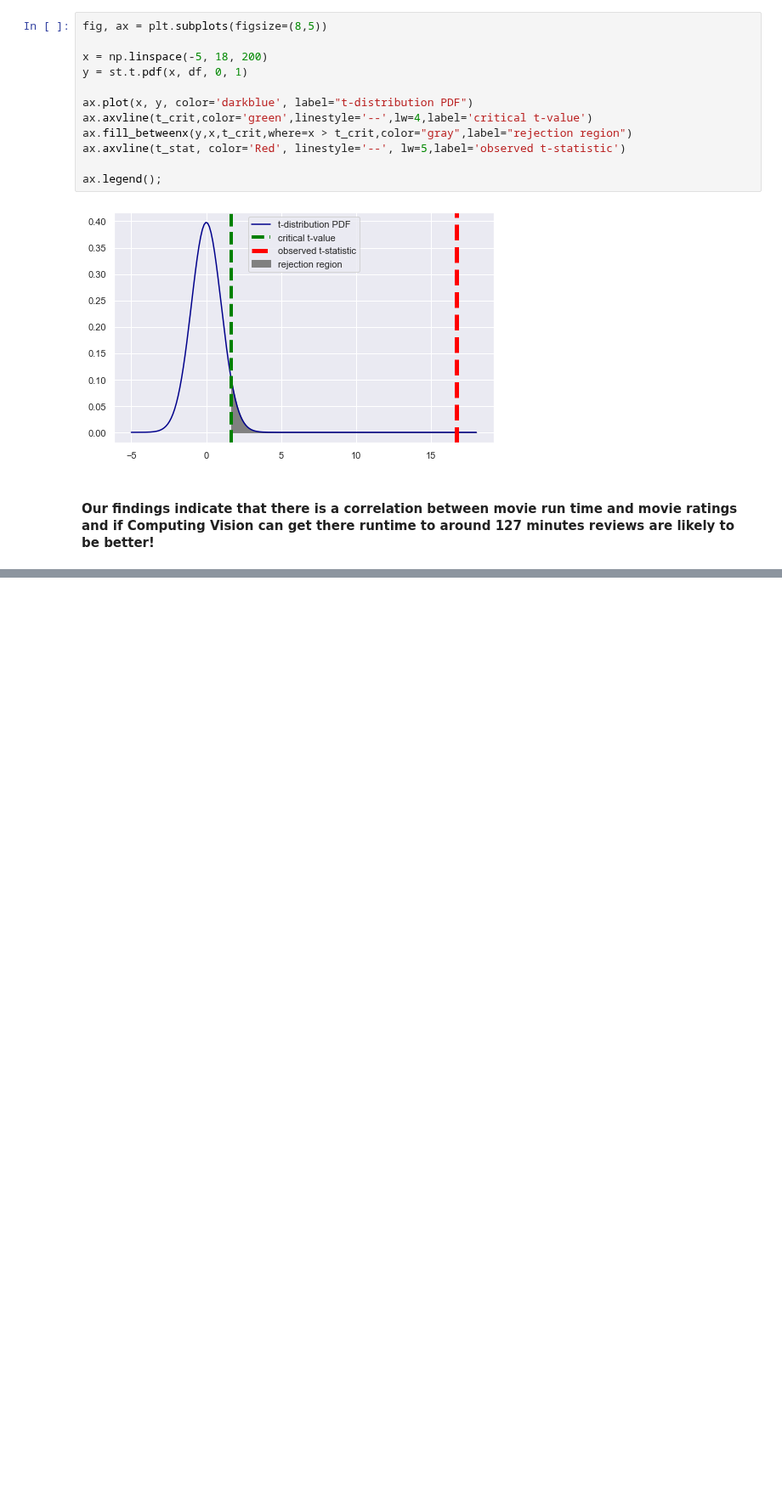
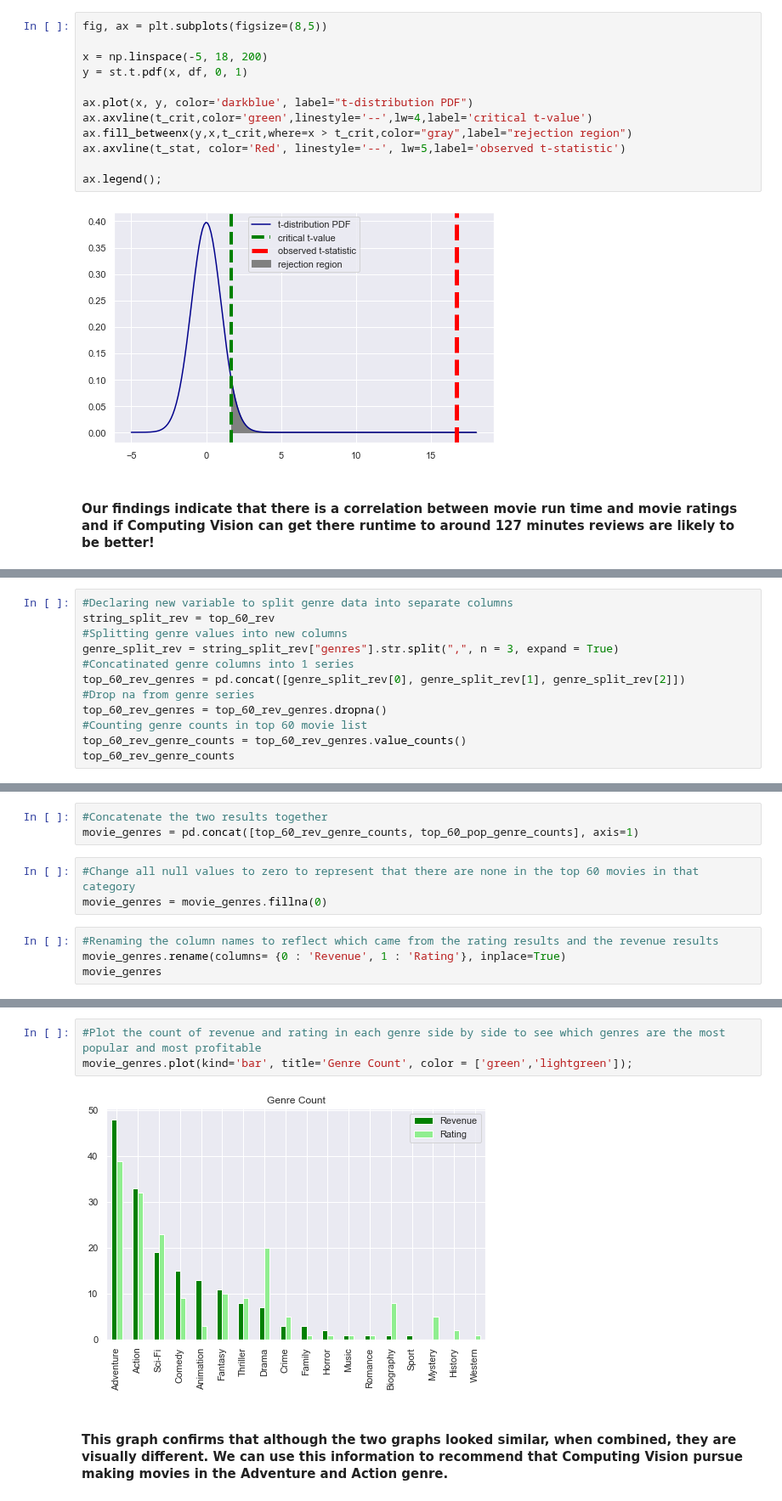
Before and after one commit to reboyce/Gilbert-Team-Repo, a Jupyter notebook: Notebooks/Final Notebook.ipynb, the cells around one changed output, grey strips where cells are left out. Shown at 85% size. Saved outputs shown, nothing was run; the diff lists cells and outputs as text; blank space fills up the shorter version.

```diff
--- a/Notebooks/Final Notebook.ipynb
+++ b/Notebooks/Final Notebook.ipynb
@@ -258,0 +384,12 @@ ax.legend();
+# %%
+#Declaring new variable to split genre data into separate columns
+string_split_rev = top_60_rev
+#Splitting genre values into new columns
+genre_split_rev = string_split_rev["genres"].str.split(",", n = 3, expand = True)
+#Concatinated genre columns into 1 series
+top_60_rev_genres = pd.concat([genre_split_rev[0], genre_split_rev[1], genre_split_rev[2]])
+#Drop na from genre series
+top_60_rev_genres = top_60_rev_genres.dropna()
+#Counting genre counts in top 60 movie list
+top_60_rev_genre_counts = top_60_rev_genres.value_counts()
+top_60_rev_genre_counts
@@ -258,0 +420,10 @@ ax.legend();
+# %%
+#Concatenate the two results together
+movie_genres = pd.concat([top_60_rev_genre_counts, top_60_pop_genre_counts], axis=1)
+# %%
+#Change all null values to zero to represent that there are none in the top 60 movies in that category
+movie_genres = movie_genres.fillna(0)
+# %%
+#Renaming the column names to reflect which came from the rating results and the revenue results
+movie_genres.rename(columns= {0 : 'Revenue', 1 : 'Rating'}, inplace=True)
+movie_genres
@@ -258,0 +448,7 @@ ax.legend();
+# %%
+#Plot the count of revenue and rating in each genre side by side to see which genres are the most popular and most profitable
+movie_genres.plot(kind='bar', title='Genre Count', color = ['green','lightgreen']);
+# %% [output]
+[figure, added]
+# %% [markdown]
+#### This graph confirms that although the two graphs looked similar, when combined, they are visually different. We can use this information to recommend that Computing Vision pursue making movies in the Adventure and Action genre.
```
Also changed, not shown: parts of 22 cells of this notebook.
